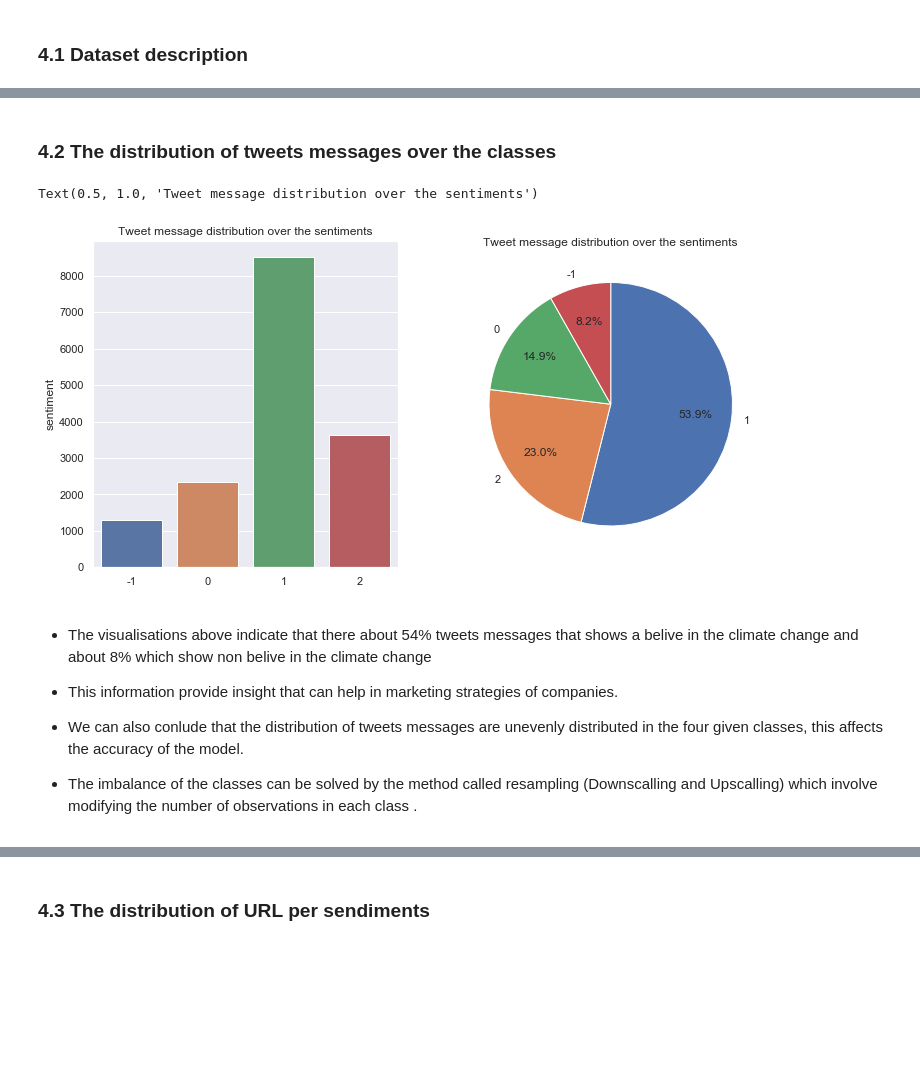
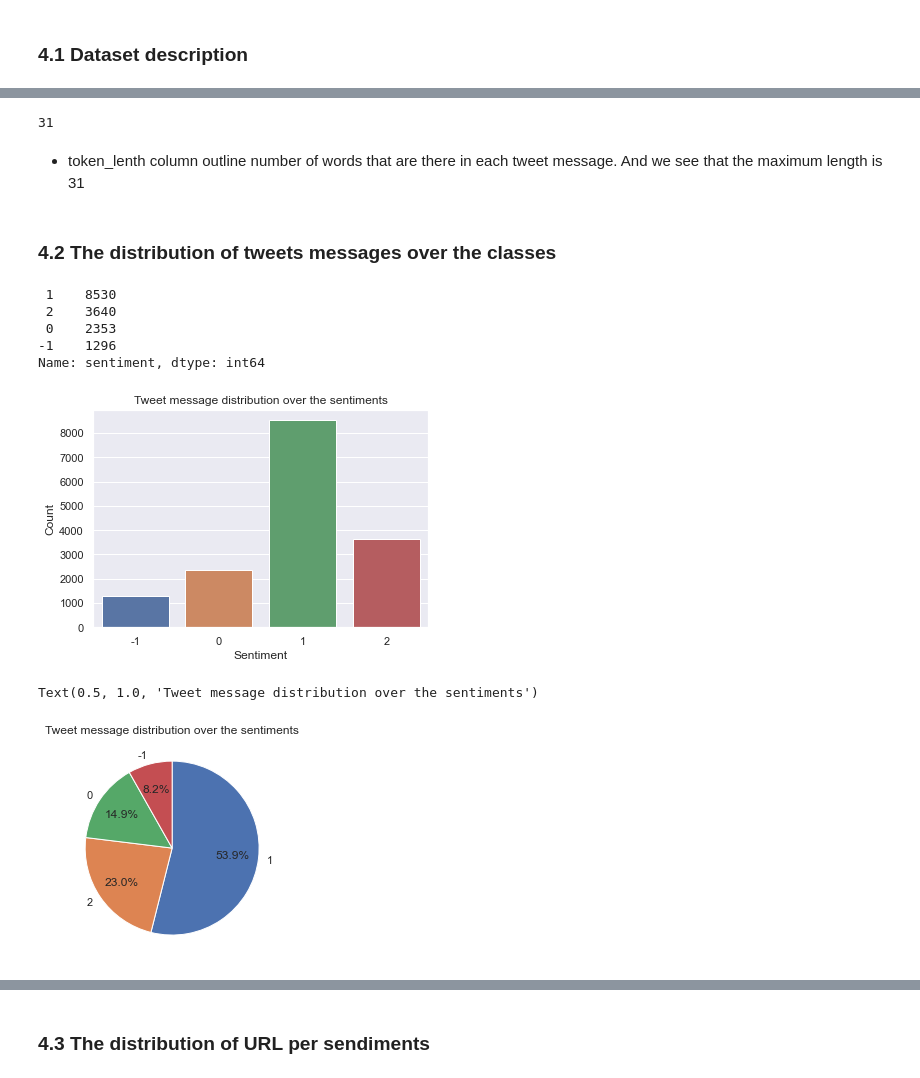
Before and after one commit to Yaya-T/Classic8, a Jupyter notebook: Classification.ipynb, the cells around one changed output, grey strips where cells are left out. Cells and saved outputs as stored; diff of their text form; code cells hidden in the pictures; blank space fills up the shorter version.

```diff
--- a/Classification.ipynb
+++ b/Classification.ipynb
@@ -70,8 +69,8 @@ True
 # %% [markdown]
 # 3. Uploading the dataset
 # %%
-train = pd.read_csv('C:/Users/siyam/classification data/train.csv')
-test = pd.read_csv('C:/Users/siyam/classification data/test.csv')
+train = pd.read_csv('train.csv')
+test = pd.read_csv('test.csv')
 # %%
 train.head()
 # %% [output]
@@ -105,0 +129,4 @@ test.head()
+# %%
+# look at how many words are there in each tweet message.
+train['token_length'] = [len(x.split(" ")) for x in train.message]
+train # call train df
@@ -106,30 +147,42 @@ test.head()
+# %%
+# maximum length
+max(train.token_length)
+# %% [output]
+31
+# %% [markdown]
+* token_lenth column outline number of words that are there in each tweet message. And we see that the maximum length is 31
 # %% [markdown]
 ### 4.2 The distribution of tweets messages over the classes
+# %%
+train.sentiment.value_counts()
+# %% [output]
+ 1    8530
+ 2    3640
+ 0    2353
+-1    1296
+Name: sentiment, dtype: int64
 # %%
-# message  Distribution ove the classes
+# message  Distribution over the classes
 dist_class = train['sentiment'].value_counts()
 labels = ['1', '2','0','-1']
 
-fig, (ax1, ax2) = plt.subplots(1, 2, figsize=(12,6))
-
-sns.barplot(x=dist_class.index, y=dist_class, ax=ax1).set_title("Tweet message distribution over the sentiments")
-
-ax2.pie(dist_class,
-        labels=labels,
-        counterclock=False,
-        startangle=90,
-        autopct='%1.1f%%',
-        pctdistance=0.7)
-plt.title("Tweet message distribution over the sentiments")
+# Bar graph plot
+sns.barplot(x=dist_class.index, y=dist_class, data = train).set_title("Tweet message distribution over the sentiments")
+plt.ylabel('Count')
+plt.xlabel('Sentiment')
+plt.show()
 # %% [output]
-Text(0.5, 1.0, 'Tweet message distribution over the sentiments')
-[figure, old version]
+[figure, new version]
-# %% [markdown]
-
-
-*   The visualisations above indicate that there about 54% tweets messages that shows a belive in the climate change and about 8% which show non belive in the climate change
-*   This information provide insight that can help in marketing strategies of companies.
-
-*   We can also conlude that the distribution of tweets messages are unevenly distributed in the four given classes, this  affects the accuracy of the model.
-
-*   The imbalance of the classes can be solved by the method called resampling (Downscalling and Upscalling) which  involve modifying the number of observations in each class .
+# %%
+# pie plot
+plt.pie(dist_class,
+        labels=labels,
+        #colors=colors,
+        counterclock=False,
+        startangle=90,
+        autopct='%1.1f%%',
+        pctdistance=0.7)
+plt.title("Tweet message distribution over the sentiments")
+# %% [output]
+Text(0.5, 1.0, 'Tweet message distribution over the sentiments')
+[figure, added]
```
Also changed, not shown: parts of 10 cells of this notebook.
